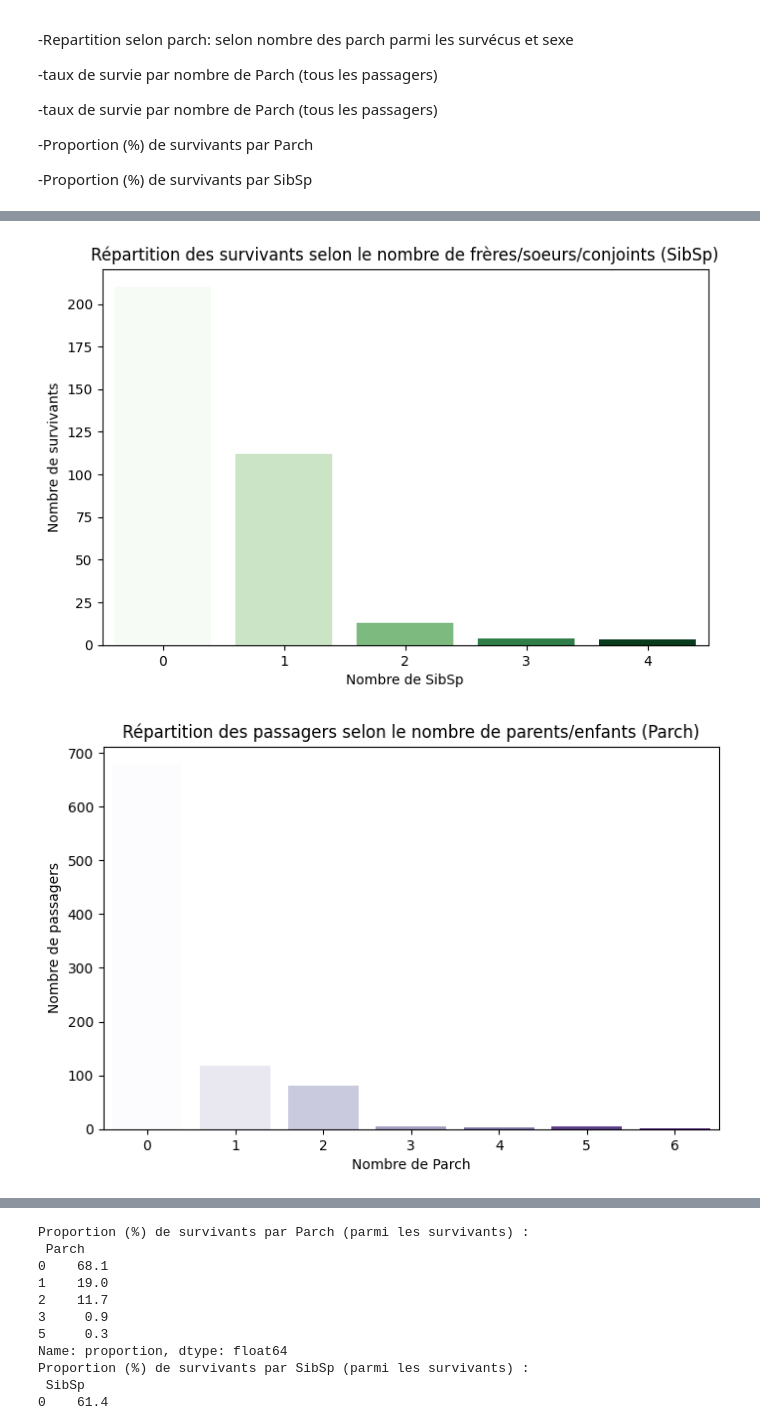
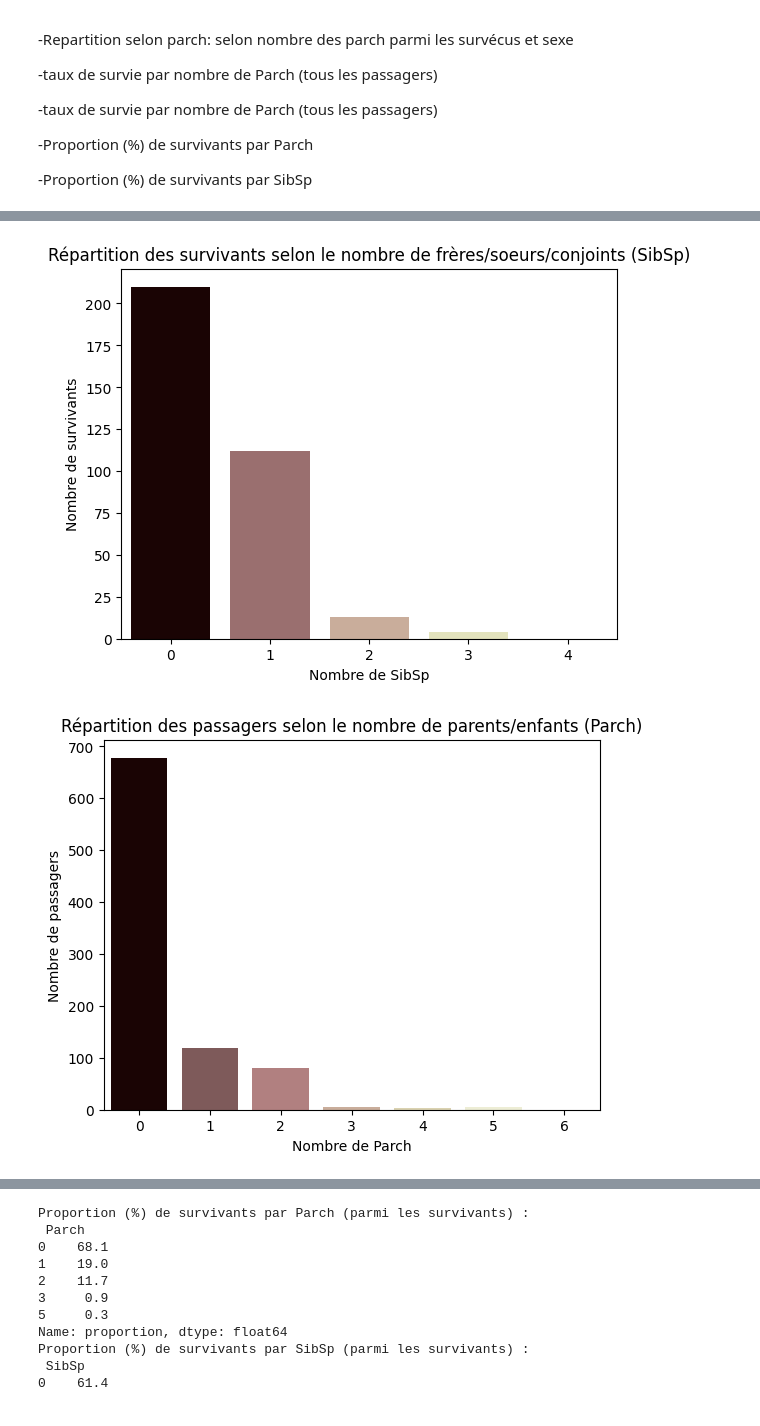
Before and after one commit to emese007/projet_titanic_emese, a Jupyter notebook: titanicM.ipynb, the cells around one changed output, grey strips where cells are left out. Drawn from its saved outputs; the diff is of its cells as text; code cells hidden in the pictures.

```diff
--- a/titanicM.ipynb
+++ b/titanicM.ipynb
@@ -89,11 +140,22 @@ IDENTIFIER LES DOUBLONS - pas de doublon dans les données
 # %% [markdown]
 REGARDER LES TYPES DE DONNEES: CONVERTIR SI BESOIN EN VALEUR NUMERIQUE SI LE TYPE EST OBJECT POUR DES COLONNES DE NOMBRE
 # %%
+train_original = train.copy()
+
 from sklearn.preprocessing import LabelEncoder
 
 train["Sex"] = train["Sex"].map({"male": 1, "female": 0})
 train["Embarked"] = train["Embarked"].map({"S": 0, "C": 1, "Q": 2})
 
+'''
+le = LabelEncoder()
+
+train["Sex"] = le.fit_transform(train["Sex"])
+train["Embarked"] = le.fit_transform(train["Embarked"])
+or
+pd.get_dummies(train["Embarked"]) (but it creates columns)
+'''
+
 train.head()
 # %% [output]
 |  | PassengerId | Survived | Pclass | Name | Sex | Age | SibSp | Parch | Ticket | Fare | ... |
@@ -439,8 +398,7 @@ RELATIONS FAMILIALES
 # %%
 #Répartition selon SibSp dans le total des passagers
 
-plt.figure(figsize=(8,5))
-sns.countplot(data=train, x="SibSp", hue="SibSp", palette="Blues", legend=False
+sns.countplot(data=train, x="SibSp", hue="SibSp", palette="pink", legend=False
 )
 plt.title("Répartition des passagers selon le nombre de frères/soeurs/conjoints (SibSp)")
 plt.xlabel("Nombre de SibSp")
@@ -449,8 +407,7 @@ plt.show()
 
 #Répartition selon SibSp parmi les survivants
 
-plt.figure(figsize=(8,5))
-sns.countplot( data=train[train['Survived'] == 1], x="SibSp", hue="SibSp", palette="Greens", legend=False
+sns.countplot( data=train[train['Survived'] == 1], x="SibSp", hue="SibSp", palette="pink", legend=False
 )
 plt.title("Répartition des survivants selon le nombre de frères/soeurs/conjoints (SibSp)")
 plt.xlabel("Nombre de SibSp")
@@ -459,8 +416,7 @@ plt.show()
 
 #Répartition selon Parch dans le total des passagers
 
-plt.figure(figsize=(8,5))
-sns.countplot( data=train, x="Parch", hue="Parch", palette="Purples", legend=False
+sns.countplot( data=train, x="Parch", hue="Parch", palette="pink", legend=False
 )
 plt.title("Répartition des passagers selon le nombre de parents/enfants (Parch)")
 plt.xlabel("Nombre de Parch")
@@ -469,10 +425,8 @@ plt.show()
 
 #Répartition selon Parch parmi les survivants
 
-plt.figure(figsize=(8,5))
 sns.countplot(
-    data=train[train['Survived'] == 1], x="Parch", hue="Parch", palette="Oranges", legend=False
-)
+data=train[train['Survived'] == 1], x="Parch", hue="Parch", palette="pink", legend=False)
 plt.title("Répartition des survivants selon le nombre de parents/enfants (Parch)")
 plt.xlabel("Nombre de Parch")
 plt.ylabel("Nombre de survivants")
@@ -481,8 +435,7 @@ plt.show()
 #Overview I.
 
 sns.catplot(x="Parch", hue="Survived", col="Sex",
-data=train, kind="count", height=4, aspect=1.2)
-
+data=train, kind="count")
 plt.subplots_adjust(top=0.8)
 plt.suptitle("Survie selon le nombre de parents/enfants à bord (par sexe)")
 plt.show()
@@ -490,8 +443,7 @@ plt.show()
 #Overview II
 
 sns.catplot(x="SibSp", hue="Survived", col="Sex",
-data=train, kind="count", height=4, aspect=1.2)
-
+data=train, kind="count")
 plt.subplots_adjust(top=0.8)
 plt.suptitle("Survie selon le nombre de frères/sœurs/conjoints à bord (par sexe)")
 plt.show()
@@ -500,2 +452,2 @@ plt.show()
-[figure, old version]
+[figure, new version]
-[figure, old version]
+[figure, new version]
```
Also changed, not shown: parts of 39 cells of this notebook, 6 other files.
